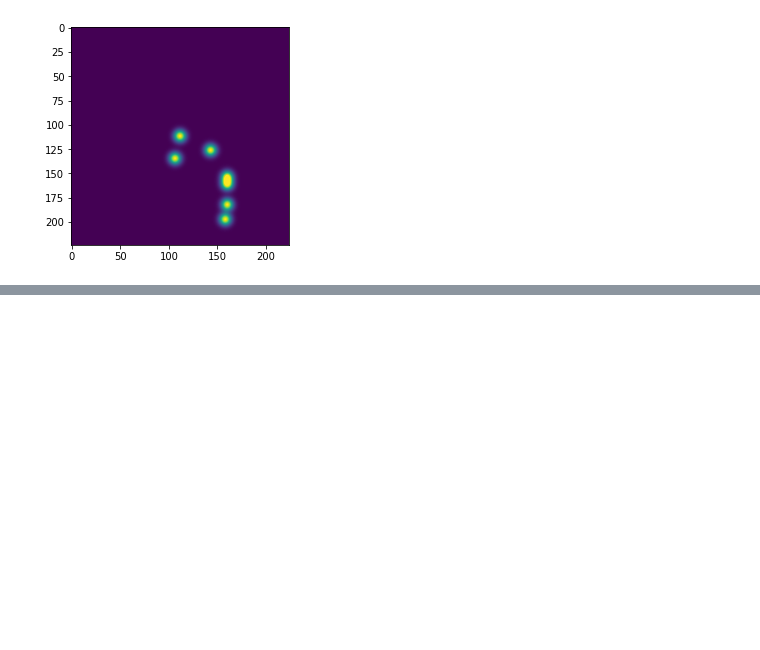
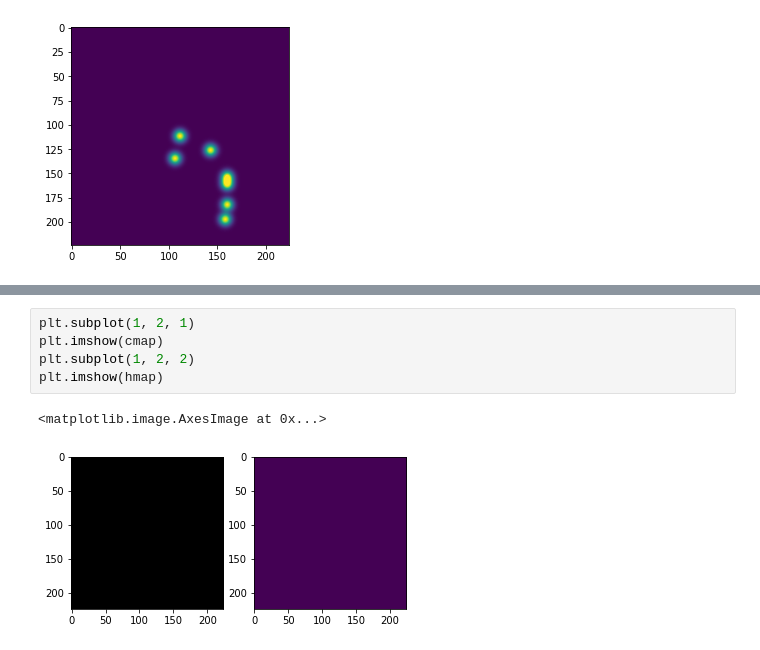
Before and after one commit to yuanmingqi/SAMG, a Jupyter notebook: process.ipynb, the cells around one changed output, grey strips where cells are left out. Cells and saved outputs as stored; diff of their text form; blank space fills up the shorter version.

```diff
--- a/process.ipynb
+++ b/process.ipynb
@@ -125,0 +160,8 @@ plt.imshow(data['samples']['rgb_image'])
+# %%
+plt.subplot(1, 2, 1)
+plt.imshow(cmap)
+plt.subplot(1, 2, 2)
+plt.imshow(hmap)
+# %% [output]
+<matplotlib.image.AxesImage at 0x...>
+[figure, added]
```
Also changed, not shown: parts of 3 cells of this notebook, 4 other files.
